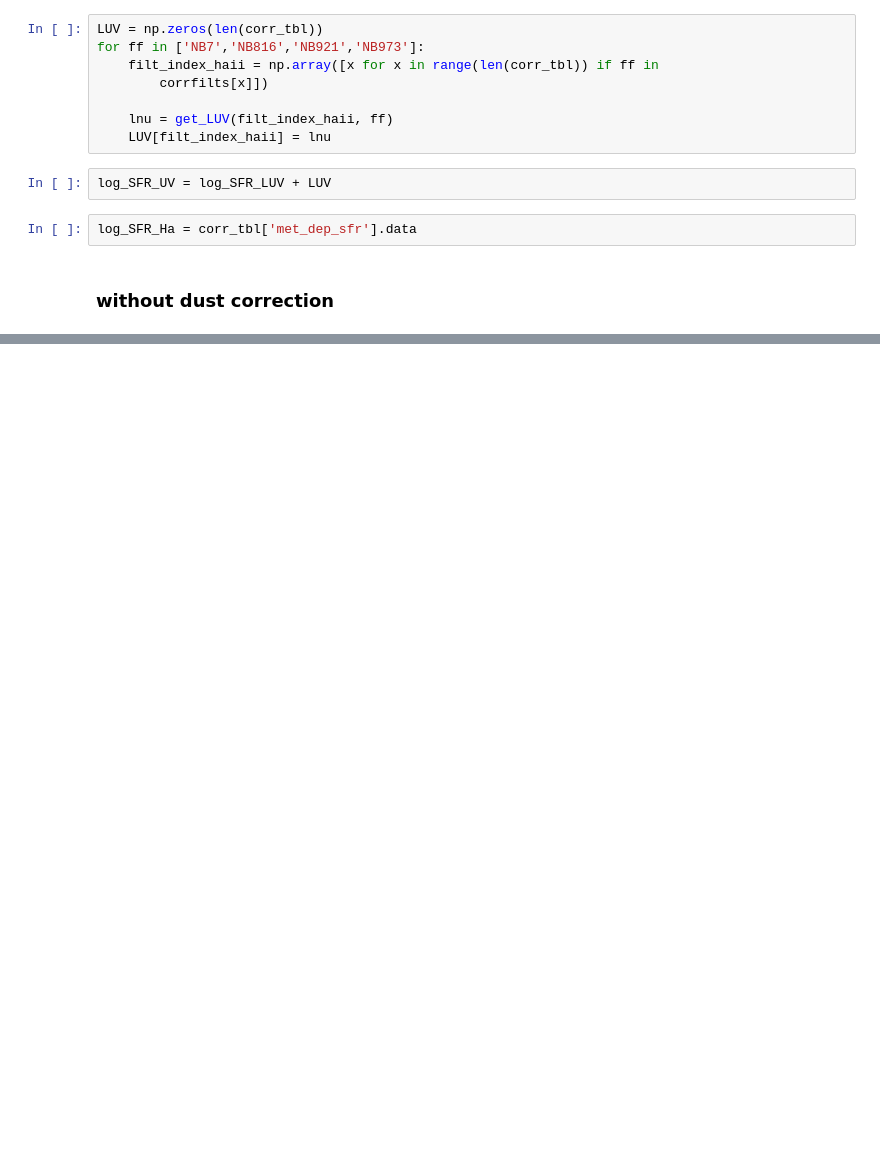
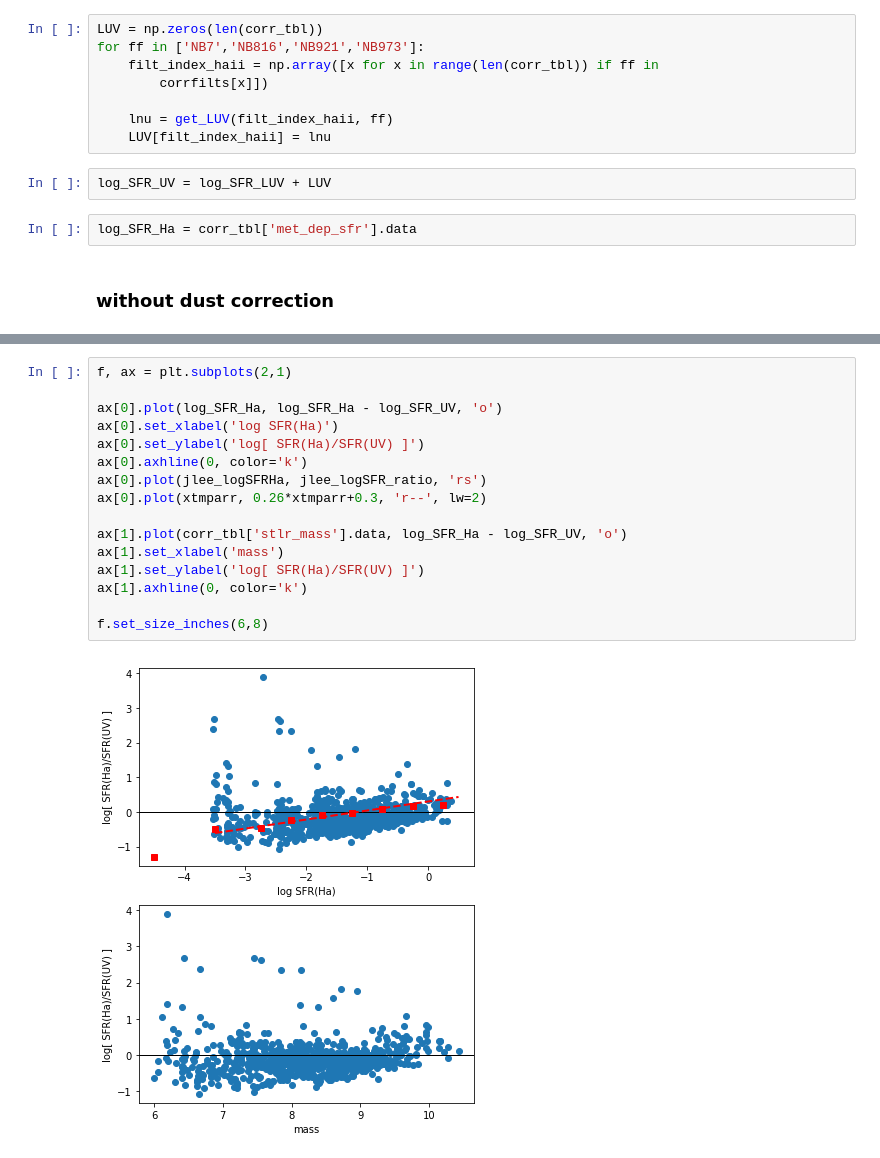
Before and after one commit to kaitshin/LowM_MainSequence, a Jupyter notebook: uv_stuff.ipynb, the cells around one changed output, grey strips where cells are left out. Drawn from its saved outputs; the diff is of its cells as text; blank space fills up the shorter version.

```diff
--- a/uv_stuff.ipynb
+++ b/uv_stuff.ipynb
@@ -143,0 +182,18 @@ log_SFR_Ha = corr_tbl['met_dep_sfr'].data
+# %%
+f, ax = plt.subplots(2,1)
+
+ax[0].plot(log_SFR_Ha, log_SFR_Ha - log_SFR_UV, 'o')
+ax[0].set_xlabel('log SFR(Ha)')
+ax[0].set_ylabel('log[ SFR(Ha)/SFR(UV) ]')
+ax[0].axhline(0, color='k')
+ax[0].plot(jlee_logSFRHa, jlee_logSFR_ratio, 'rs')
+ax[0].plot(xtmparr, 0.26*xtmparr+0.3, 'r--', lw=2)
+
+ax[1].plot(corr_tbl['stlr_mass'].data, log_SFR_Ha - log_SFR_UV, 'o')
+ax[1].set_xlabel('mass')
+ax[1].set_ylabel('log[ SFR(Ha)/SFR(UV) ]')
+ax[1].axhline(0, color='k')
+
+f.set_size_inches(6,8)
+# %% [output]
+[figure, added]
```
Also changed, not shown: parts of 11 cells of this notebook.
